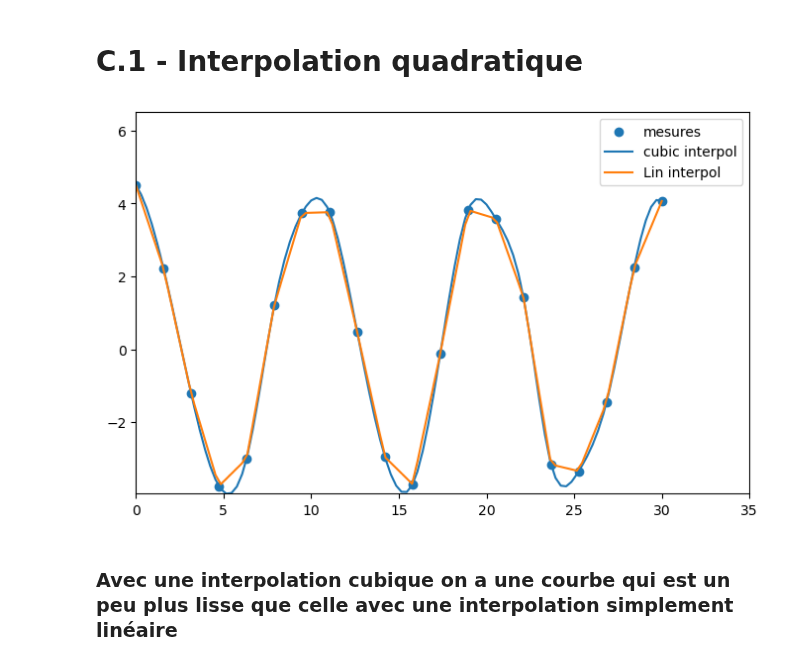
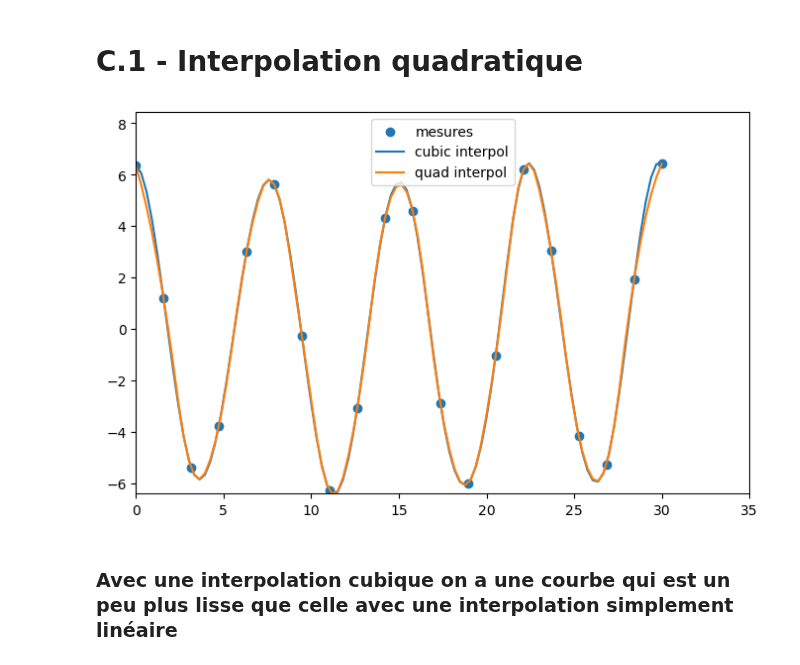
Before and after one commit to Brice-KENGNI-ZANGUIM/Python-pour-les-Mathematiques, a Jupyter notebook: Bibliothèque Scipy.ipynb, the cells around one changed output. Saved outputs shown, nothing was run; the diff lists cells and outputs as text; code cells hidden in the pictures.

Commit message:
interpolation

```diff
--- a/Bibliothèque Scipy.ipynb
+++ b/Bibliothèque Scipy.ipynb
@@ -185,7 +185,7 @@ N = 20
 
 
 def mesure ( t ) :
-    base = 4*np.cos(2*np.pi*t*3/(t_max-t_min))
+    base = 6*np.cos(2*np.pi*t*4/(t_max-t_min))
     bruit = np.random.rand(t.size) - np.random.rand(t.size)
 
     return base + bruit
@@ -254,7 +254,6 @@ plt.show()
 <h1> <strong> C.1 - Interpolation cubique
 # %%
 linear_interpolate = interp1d( t_sample, y_sample, kind='cubic')
-t = np.linspace( t_min , t_max , 100)
 y_cubic = linear_interpolate( t )
 # %%
 plt.figure(figsize=(8,5))
@@ -275,21 +274,20 @@ plt.show()
 <h1> <strong> C.1 - Interpolation quadratique
 # %%
 linear_interpolate = interp1d( t_sample, y_sample, kind='quadratic')
-t = np.linspace( t_min , t_max , 100)
-y_ = linear_interpolate( t )
+y_quad = linear_interpolate( t )
 # %%
 plt.figure(figsize=(8,5))
 
 plt.scatter(t_sample , y_sample , label='mesures')
 plt.plot(t , y_cubic , label = 'cubic interpol')
-plt.plot(t , y_linear , label = 'Lin interpol')
+plt.plot(t , y_quad , label = 'quad interpol')
 
 plt.legend(loc="best")
-plt.ylim(y_cubic.min(), y_cubic.max()+2)
+plt.ylim(y_quad.min(), y_quad.max()+2)
 plt.xlim(t.min(), t.max()+5)
 plt.show()
 # %% [output]
-[figure, old version]
+[figure, new version]
 # %% [markdown]
 <h3> Avec une interpolation cubique on a une courbe qui est un peu plus lisse que celle avec une interpolation simplement linéaire
 # %% [markdown]
```
Also changed, not shown: parts of 3 cells of this notebook.
